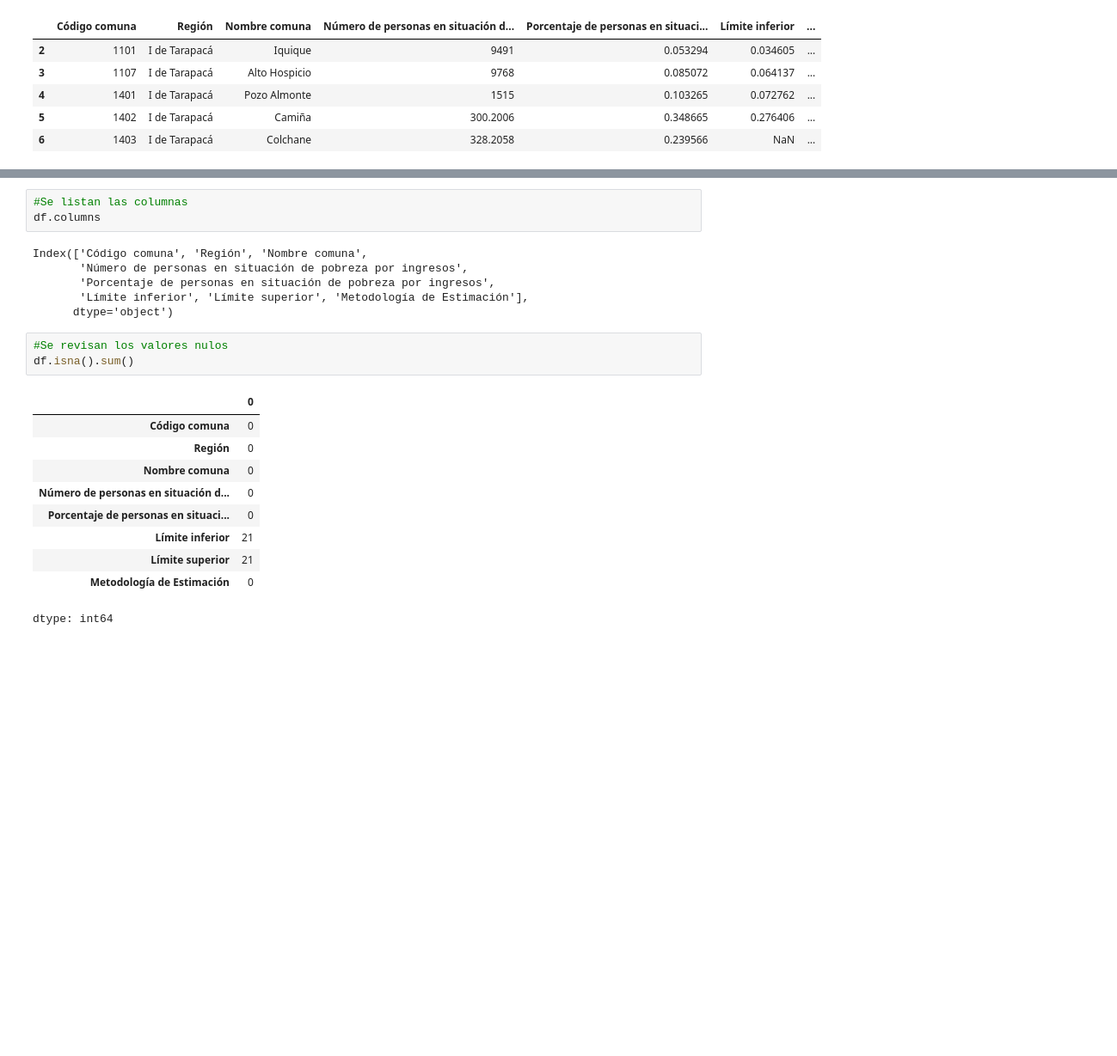
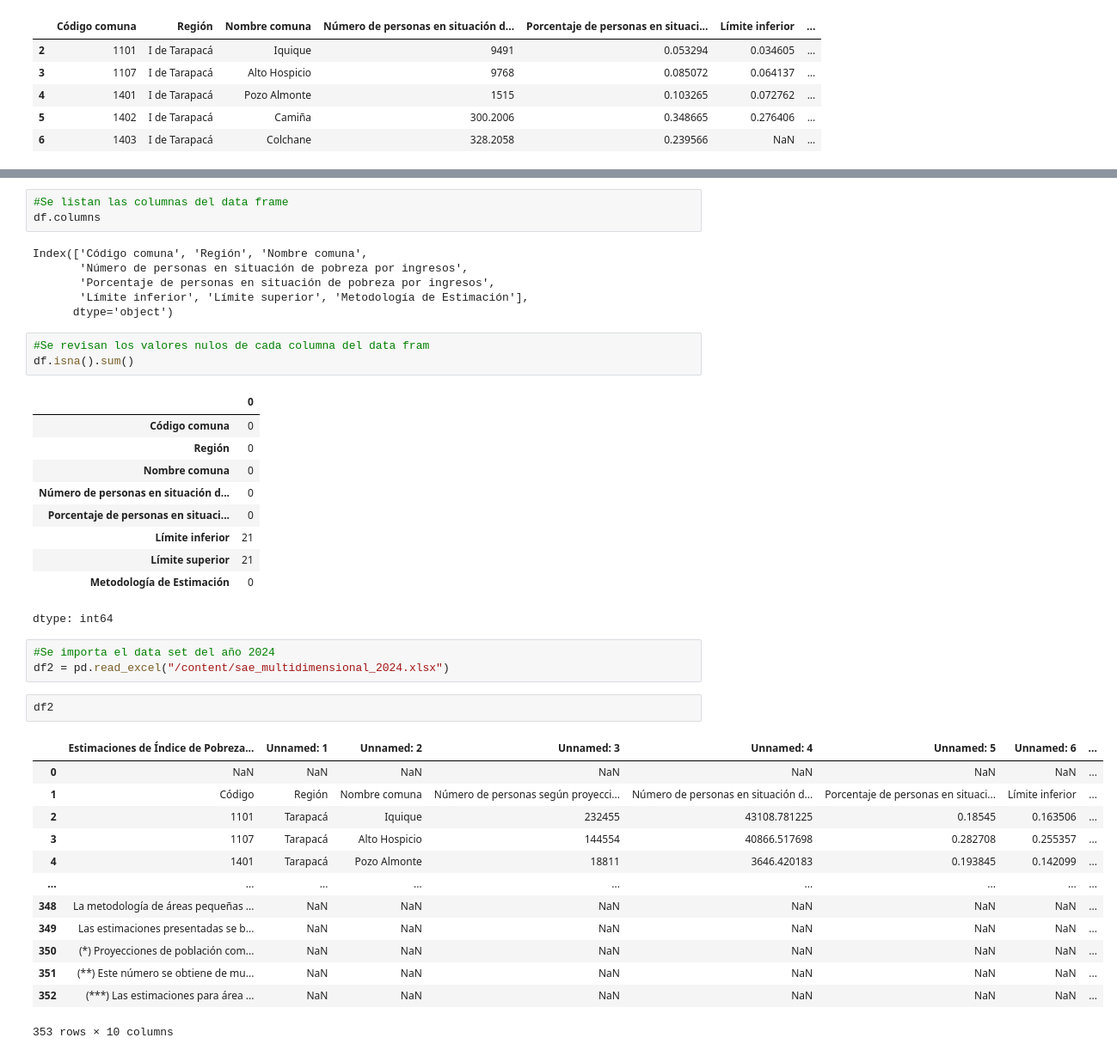
Before and after one commit to masolopa/MINERIADEDATOS, a Jupyter notebook: EV1.ipynb, the cells around one changed output, grey strips where cells are left out. Shown at 86% size. Cells and saved outputs as stored; diff of their text form; blank space fills up the shorter version.

```diff
--- a/EV1.ipynb
+++ b/EV1.ipynb
@@ -89,7 +91,7 @@ df.tail()
 | 345 | 15201 | XV de Arica y Parinacota | Putre | 240 | 0.311284 | 0.2193 | ... |
 | 346 | 15202 | XV de Arica y Parinacota | General Lagos | 267.9631 | 0.277395 | NaN | ... |
 # %%
-#Se listan las columnas
+#Se listan las columnas del data frame
 df.columns
 # %% [output]
 Index(['Código comuna', 'Región', 'Nombre comuna',
@@ -98,7 +100,7 @@ Index(['Código comuna', 'Región', 'Nombre comuna',
        'Límite inferior', 'Límite superior', 'Metodología de Estimación'],
       dtype='object')
 # %%
-#Se revisan los valores nulos
+#Se revisan los valores nulos de cada columna del data fram
 df.isna().sum()
 # %% [output]
 |  | 0 |
@@ -111,3 +113,22 @@ df.isna().sum()
 | Límite superior | 21 |
 | Metodología de Estimación | 0 |
 dtype: int64
+# %%
+#Se importa el data set del año 2024
+df2 = pd.read_excel("/content/sae_multidimensional_2024.xlsx")
+# %%
+df2
+# %% [output]
+|  | Estimaciones de Índice de Pobreza... | Unnamed: 1 | Unnamed: 2 | Unnamed: 3 | Unnamed: 4 | Unnamed: 5 | Unnamed: 6 | ... |
+| 0 | NaN | NaN | NaN | NaN | NaN | NaN | NaN | ... |
+| 1 | Código | Región | Nombre comuna | Número de personas según proyecci... | Número de personas en situación d... | Porcentaje de personas en situaci... | Límite inferior | ... |
+| 2 | 1101 | Tarapacá | Iquique | 232455 | 43108.781225 | 0.18545 | 0.163506 | ... |
+| 3 | 1107 | Tarapacá | Alto Hospicio | 144554 | 40866.517698 | 0.282708 | 0.255357 | ... |
+| 4 | 1401 | Tarapacá | Pozo Almonte | 18811 | 3646.420183 | 0.193845 | 0.142099 | ... |
+| ... | ... | ... | ... | ... | ... | ... | ... | ... |
+| 348 | La metodología de áreas pequeñas ... | NaN | NaN | NaN | NaN | NaN | NaN | ... |
+| 349 | Las estimaciones presentadas se b... | NaN | NaN | NaN | NaN | NaN | NaN | ... |
+| 350 | (*) Proyecciones de población com... | NaN | NaN | NaN | NaN | NaN | NaN | ... |
+| 351 | (**) Este número se obtiene de mu... | NaN | NaN | NaN | NaN | NaN | NaN | ... |
+| 352 | (***) Las estimaciones para área ... | NaN | NaN | NaN | NaN | NaN | NaN | ... |
+353 rows × 10 columns
```
Also changed, not shown: parts of 13 cells of this notebook.
